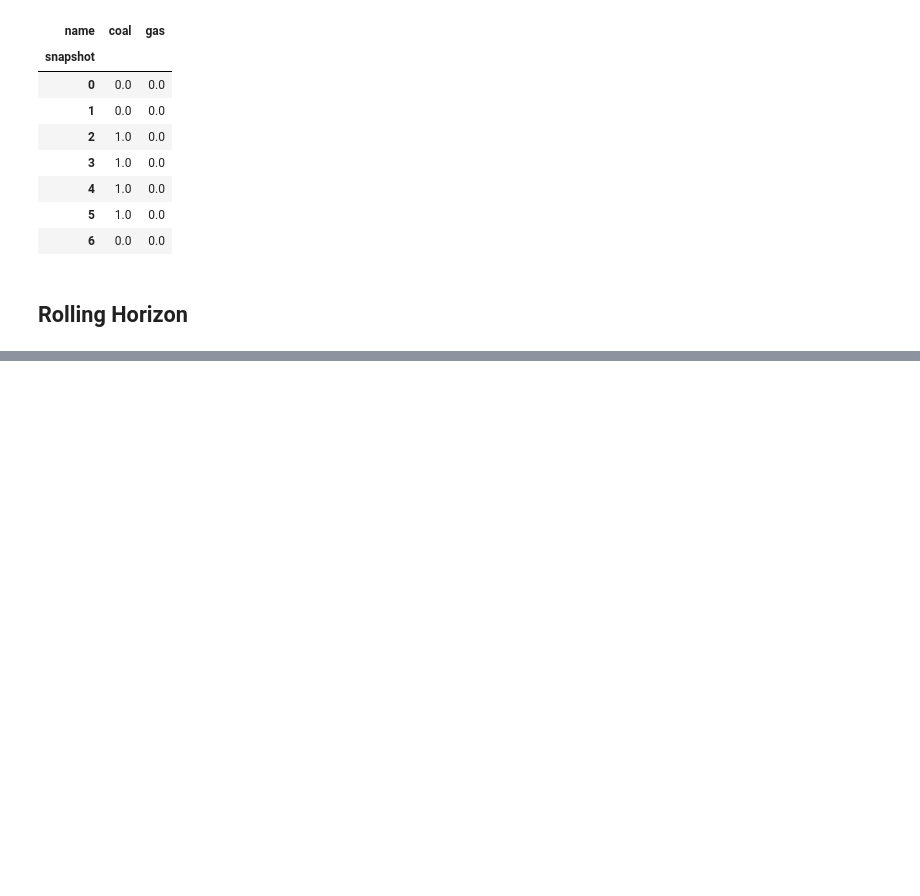
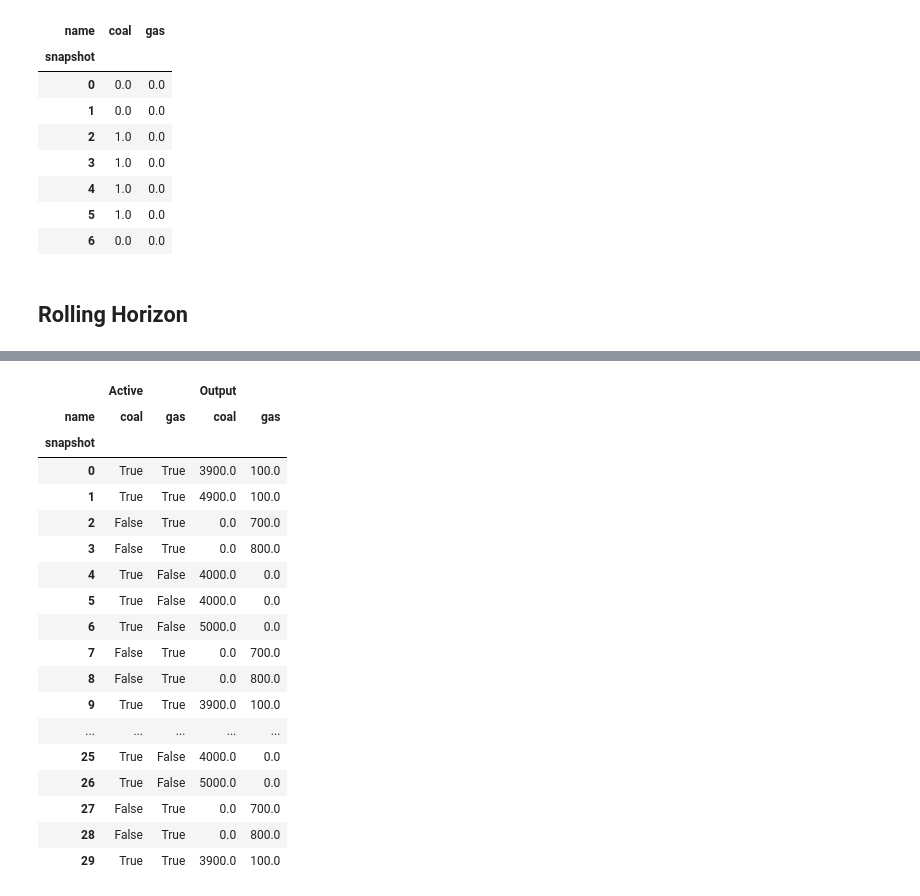
Before and after one commit to VeenaShirsath/Power-System-Optimization, a Jupyter notebook: unit_commitment.ipynb, the cells around one changed output, grey strips where cells are left out. Cells and saved outputs as stored; diff of their text form; code cells hidden in the pictures; blank space fills up the shorter version.

```diff
--- a/unit_commitment.ipynb
+++ b/unit_commitment.ipynb
@@ -693,0 +888,24 @@ nu.generators_t.status
+# %%
+pd.concat(
+    {"Active": nu.generators_t.status.astype(bool), "Output": nu.generators_t.p}, axis=1
+)
+# %% [output]
+|  | Active |  | Output |  |
+| name | coal | gas | coal | gas |
+| snapshot |  |  |  |  |
+| 0 | True | True | 3900.0 | 100.0 |
+| 1 | True | True | 4900.0 | 100.0 |
+| 2 | False | True | 0.0 | 700.0 |
+| 3 | False | True | 0.0 | 800.0 |
+| 4 | True | False | 4000.0 | 0.0 |
+| 5 | True | False | 4000.0 | 0.0 |
+| 6 | True | False | 5000.0 | 0.0 |
+| 7 | False | True | 0.0 | 700.0 |
+| 8 | False | True | 0.0 | 800.0 |
+| 9 | True | True | 3900.0 | 100.0 |
+| ... | ... | ... | ... | ... |
+| 25 | True | False | 4000.0 | 0.0 |
+| 26 | True | False | 5000.0 | 0.0 |
+| 27 | False | True | 0.0 | 700.0 |
+| 28 | False | True | 0.0 | 800.0 |
+| 29 | True | True | 3900.0 | 100.0 |
```
Also changed, not shown: parts of 3 cells of this notebook.
